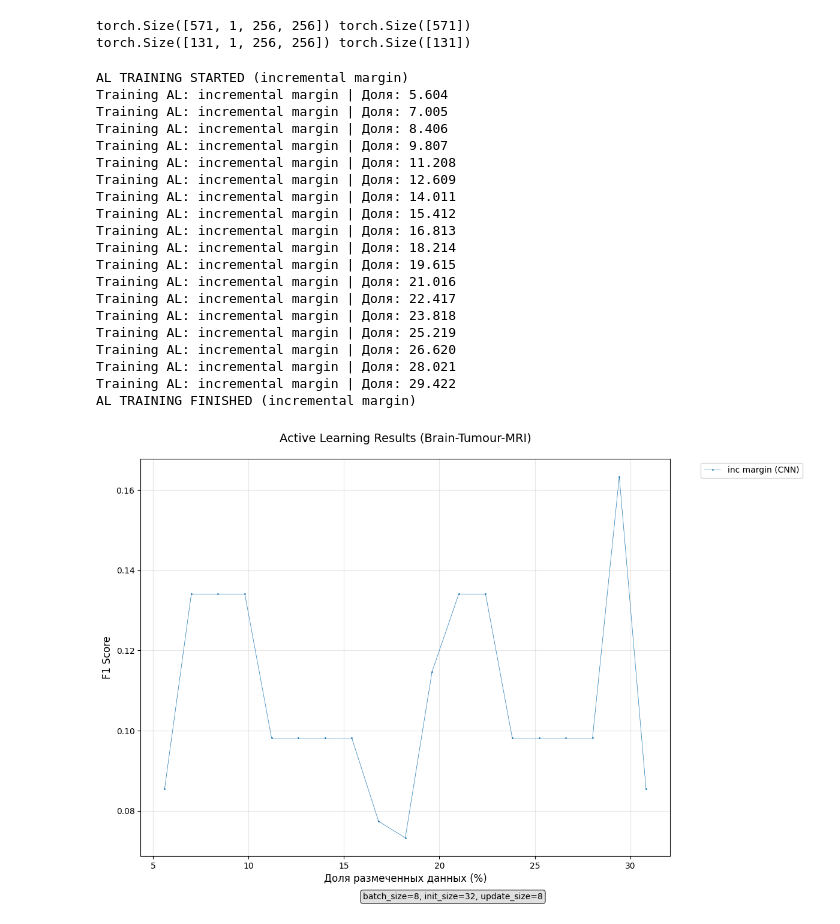
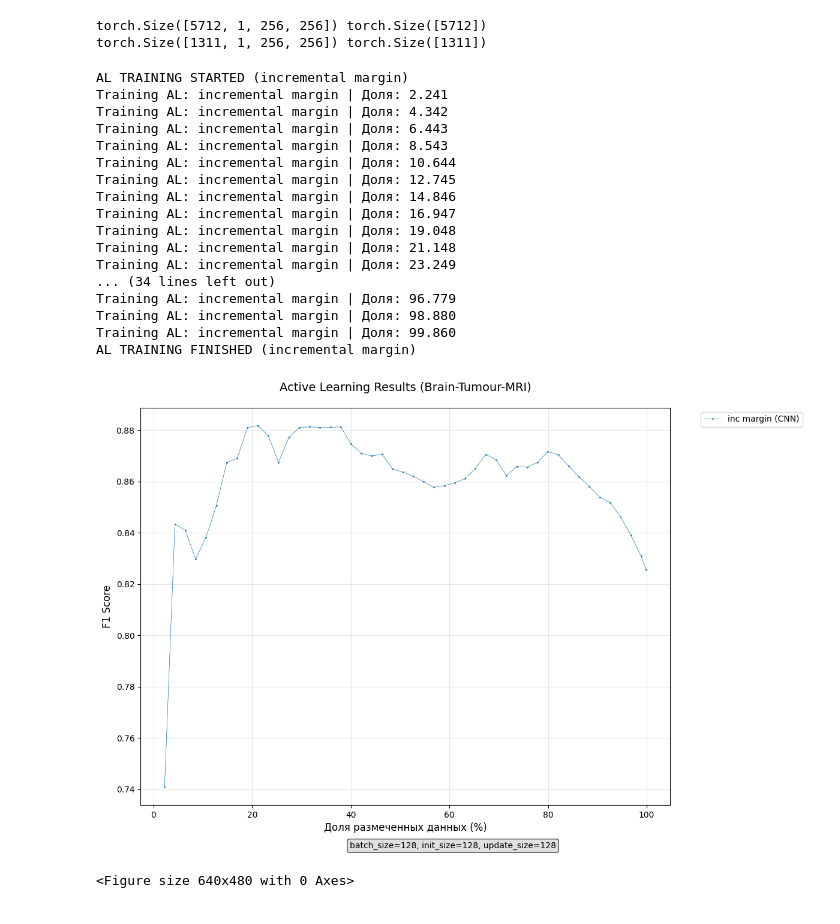
Before and after one commit to AmbiValent17/autumn_school_15_active_learning, a Jupyter notebook: notebooks/AL_Brain_Tumour_MRI.ipynb, the cells around one changed output. Cells and saved outputs as stored; diff of their text form; code cells hidden in the pictures.

Commit message:
trained AL on tumours dataset

```diff
--- a/notebooks/AL_Brain_Tumour_MRI.ipynb
+++ b/notebooks/AL_Brain_Tumour_MRI.ipynb
@@ -111,16 +85,10 @@ def load_images_from_folder_shuffled(base_path, seed=42):
 
     return images, labels, classes
 # %%
-train_images, train_labels, classes = load_images_from_folder_shuffled("data/BrainTumourMRI/Training")
+train_images, train_labels, classes = load_images_from_folder_shuffled("data_AL/BrainTumourMRI/Training")
 train_data = torch.stack(train_images)
 train_labels = torch.tensor(train_labels)
-print()
-test_images, test_labels, classes = load_images_from_folder_shuffled("data/BrainTumourMRI/Testing")
-test_data = torch.stack(test_images)
-test_labels = torch.tensor(test_labels)
-
 print(train_data.shape, train_labels.shape)
-print(test_data.shape, test_labels.shape)
 # %% [output]
 Найдены классы: ['glioma', 'meningioma', 'notumor', 'pituitary']
 Сопоставление: {'glioma': 0, 'meningioma': 1, 'notumor': 2, 'pituitary': 3}
@@ -143,0 +102,5 @@ torch.Size([1311, 1, 256, 256]) torch.Size([1311])
+# %%
+test_images, test_labels, classes = load_images_from_folder_shuffled("data_AL/BrainTumourMRI/Testing")
+test_data = torch.stack(test_images)
+test_labels = torch.tensor(test_labels)
+print(test_data.shape, test_labels.shape)
@@ -154,33 +127,32 @@ test_data, test_labels = reduce_dataset(test_data, test_labels, alpha)
 print(train_data.shape, train_labels.shape)
 print(test_data.shape, test_labels.shape)
 # %% [output]
-torch.Size([571, 1, 256, 256]) torch.Size([571])
-torch.Size([131, 1, 256, 256]) torch.Size([131])
+torch.Size([5712, 1, 256, 256]) torch.Size([5712])
+torch.Size([1311, 1, 256, 256]) torch.Size([1311])
 # %%
 AL = al.ActiveLearning(CNN, train_data, train_labels, test_data, test_labels,
-                       strategy="margin", al_type="incremental", init_size=32, update_size=32, batch_size=32, metric="f1", logs=True)
+                       strategy="margin", al_type="incremental", init_size=128,
+                       update_size=128, batch_size=128, metric="f1", logs=True, skip=True)
-# %%
-AL.fit(stop_ratio=0.4)
-al.plot_active_learning_results_many(AL, dataset_name="Brain-Tumour-MRI")
-# %% [output]
-AL TRAINING STARTED (incremental margin)
-Training AL: incremental margin | Доля: 5.604
-Training AL: incremental margin | Доля: 7.005
-Training AL: incremental margin | Доля: 8.406
-Training AL: incremental margin | Доля: 9.807
-Training AL: incremental margin | Доля: 11.208
-Training AL: incremental margin | Доля: 12.609
-Training AL: incremental margin | Доля: 14.011
-Training AL: incremental margin | Доля: 15.412
-Training AL: incremental margin | Доля: 16.813
-Training AL: incremental margin | Доля: 18.214
-Training AL: incremental margin | Доля: 19.615
-Training AL: incremental margin | Доля: 21.016
-Training AL: incremental margin | Доля: 22.417
-Training AL: incremental margin | Доля: 23.818
-Training AL: incremental margin | Доля: 25.219
-Training AL: incremental margin | Доля: 26.620
-Training AL: incremental margin | Доля: 28.021
-Training AL: incremental margin | Доля: 29.422
-AL TRAINING FINISHED (incremental margin)
-[figure, removed]
+# %%
+AL.fit(stop_ratio=1)
+al.plot_active_learning_results_many(AL, dataset_name="Brain-Tumour-MRI")
+# %% [output]
+AL TRAINING STARTED (incremental margin)
+Training AL: incremental margin | Доля: 2.241
+Training AL: incremental margin | Доля: 4.342
+Training AL: incremental margin | Доля: 6.443
+Training AL: incremental margin | Доля: 8.543
+Training AL: incremental margin | Доля: 10.644
+Training AL: incremental margin | Доля: 12.745
+Training AL: incremental margin | Доля: 14.846
+Training AL: incremental margin | Доля: 16.947
+Training AL: incremental margin | Доля: 19.048
+Training AL: incremental margin | Доля: 21.148
+Training AL: incremental margin | Доля: 23.249
+... (34 lines left out)
+Training AL: incremental margin | Доля: 96.779
+Training AL: incremental margin | Доля: 98.880
+Training AL: incremental margin | Доля: 99.860
+AL TRAINING FINISHED (incremental margin)
+[figure, added]
+<Figure size 640x480 with 0 Axes>
```
Also changed, not shown: parts of 4 cells of this notebook, 3 other files.
